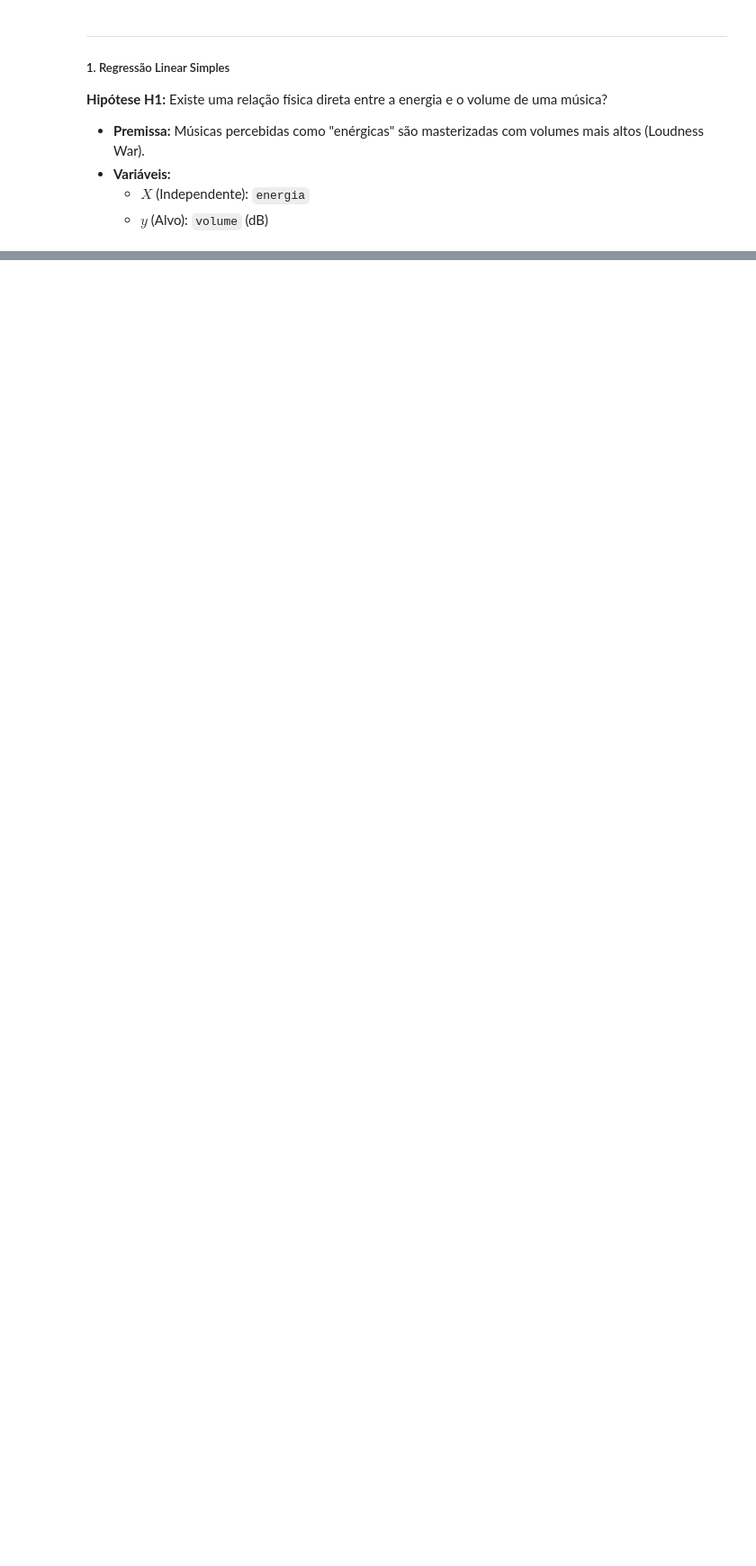
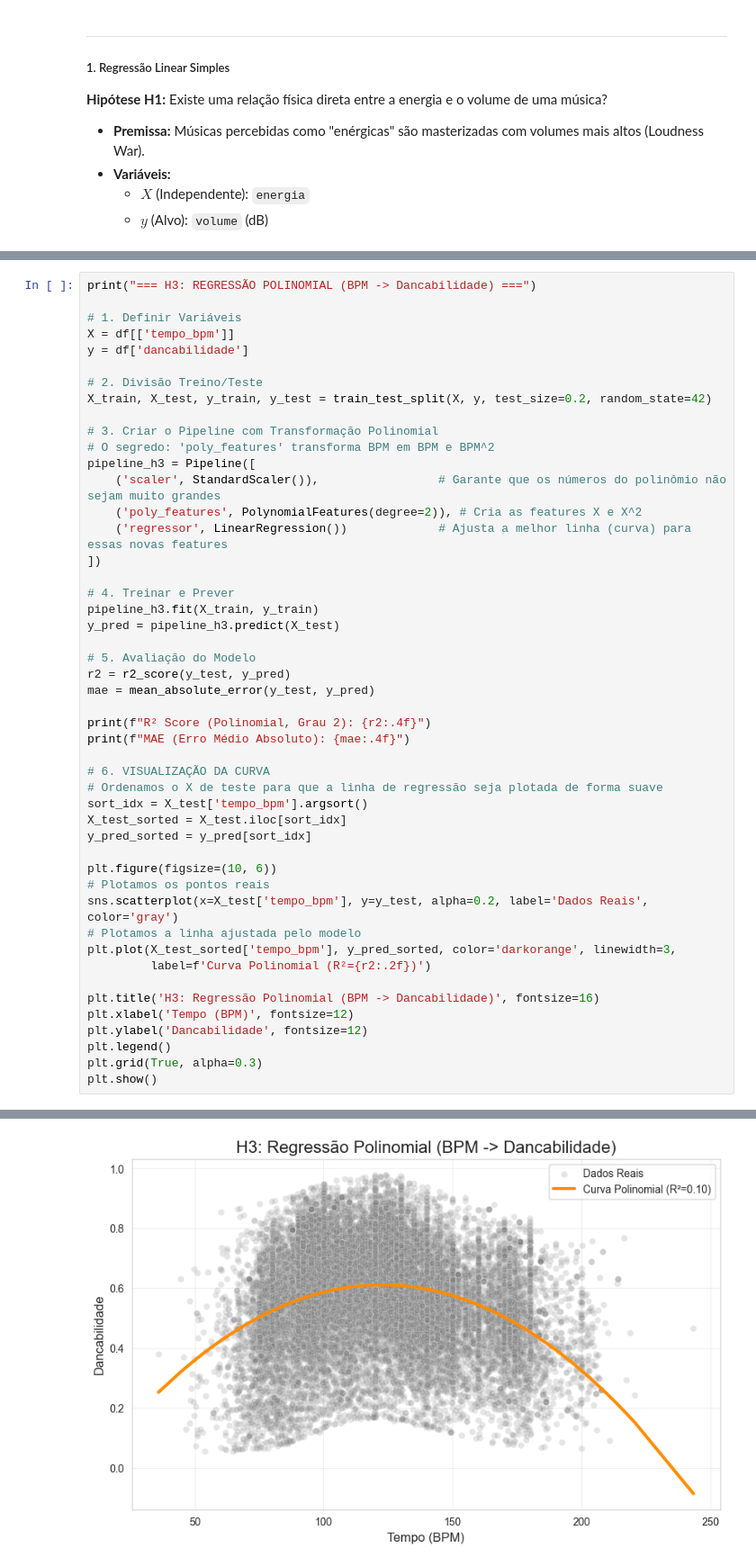
Before and after one commit to Lucca0404/RegressaoLinear, a Jupyter notebook: notebooks/02_regressao_linear.ipynb, the cells around one changed output, grey strips where cells are left out. Shown at 90% size. Cells and saved outputs as stored; diff of their text form; blank space fills up the shorter version.

```diff
--- a/notebooks/02_regressao_linear.ipynb
+++ b/notebooks/02_regressao_linear.ipynb
@@ -96,0 +394,49 @@ MAE (Erro Absoluto Médio): 2.21 dB
+# %%
+print("=== H3: REGRESSÃO POLINOMIAL (BPM -> Dancabilidade) ===")
+
+# 1. Definir Variáveis
+X = df[['tempo_bpm']]
+y = df['dancabilidade']
+
+# 2. Divisão Treino/Teste
+X_train, X_test, y_train, y_test = train_test_split(X, y, test_size=0.2, random_state=42)
+
+# 3. Criar o Pipeline com Transformação Polinomial
+# O segredo: 'poly_features' transforma BPM em BPM e BPM^2
+pipeline_h3 = Pipeline([
+    ('scaler', StandardScaler()),                 # Garante que os números do polinômio não sejam muito grandes
+    ('poly_features', PolynomialFeatures(degree=2)), # Cria as features X e X^2
+    ('regressor', LinearRegression())             # Ajusta a melhor linha (curva) para essas novas features
+])
+
+# 4. Treinar e Prever
+pipeline_h3.fit(X_train, y_train)
+y_pred = pipeline_h3.predict(X_test)
+
+# 5. Avaliação do Modelo
+r2 = r2_score(y_test, y_pred)
+mae = mean_absolute_error(y_test, y_pred)
+
+print(f"R² Score (Polinomial, Grau 2): {r2:.4f}")
+print(f"MAE (Erro Médio Absoluto): {mae:.4f}")
+
+# 6. VISUALIZAÇÃO DA CURVA
+# Ordenamos o X de teste para que a linha de regressão seja plotada de forma suave
+sort_idx = X_test['tempo_bpm'].argsort()
+X_test_sorted = X_test.iloc[sort_idx]
+y_pred_sorted = y_pred[sort_idx]
+
+plt.figure(figsize=(10, 6))
+# Plotamos os pontos reais
+sns.scatterplot(x=X_test['tempo_bpm'], y=y_test, alpha=0.2, label='Dados Reais', color='gray')
+# Plotamos a linha ajustada pelo modelo
+plt.plot(X_test_sorted['tempo_bpm'], y_pred_sorted, color='darkorange', linewidth=3,
+         label=f'Curva Polinomial (R²={r2:.2f})')
+
+plt.title('H3: Regressão Polinomial (BPM -> Dancabilidade)', fontsize=16)
+plt.xlabel('Tempo (BPM)', fontsize=12)
+plt.ylabel('Dancabilidade', fontsize=12)
+plt.legend()
+plt.grid(True, alpha=0.3)
+plt.show()
+# %% [output]
@@ -96,0 +446 @@ MAE (Erro Absoluto Médio): 2.21 dB
+[figure, added]
```
Also changed, not shown: parts of 14 cells of this notebook.
